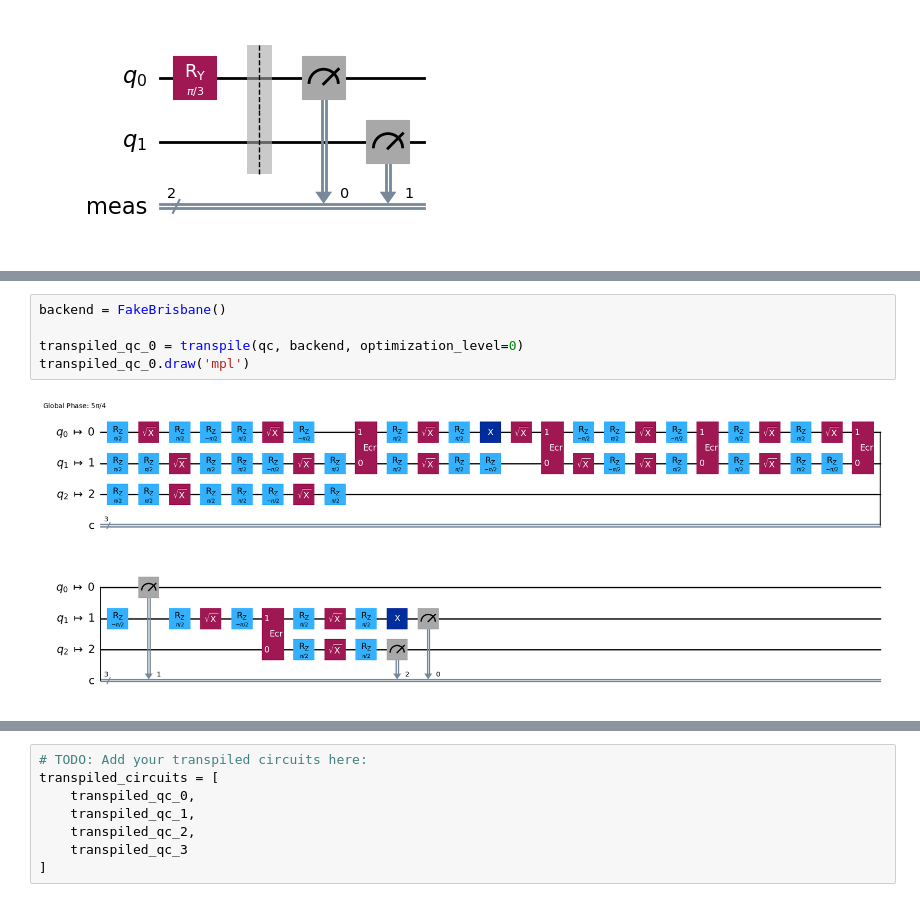
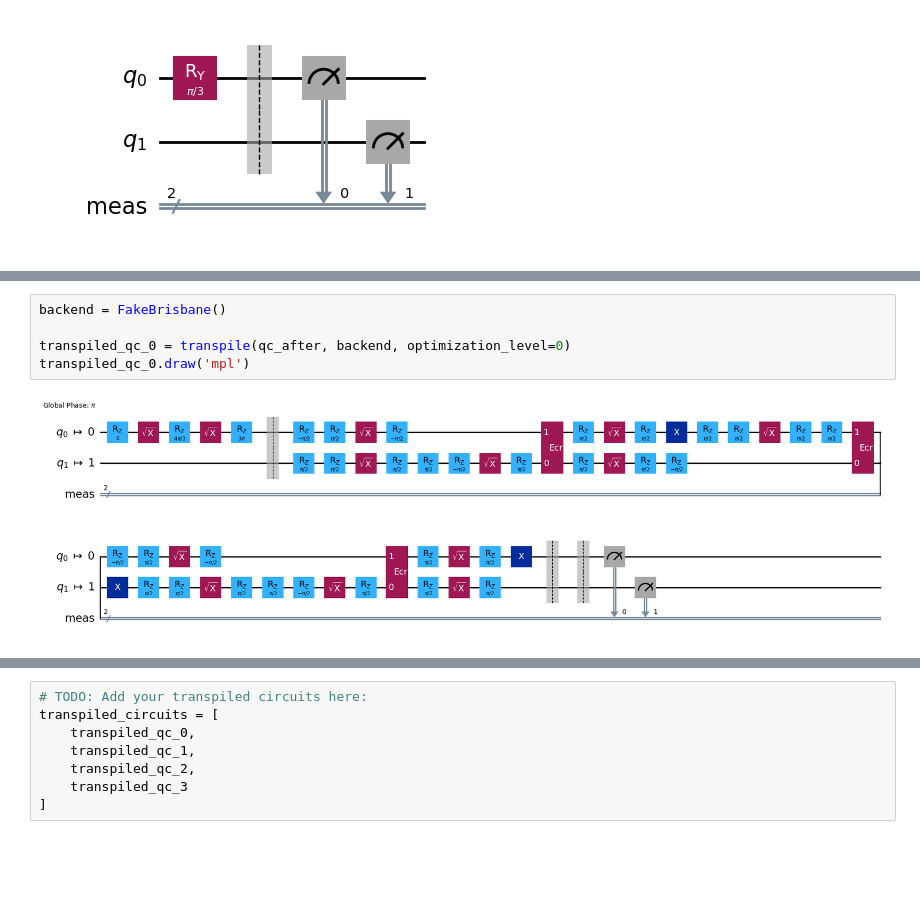
Before and after one commit to HooWahWin/lab7, a Jupyter notebook: task.ipynb, the cells around one changed output, grey strips where cells are left out. Cells and saved outputs as stored; diff of their text form; blank space fills up the shorter version.

Commit message:
change optimization example to use qc_after

```diff
--- a/task.ipynb
+++ b/task.ipynb
@@ -208,9 +208,9 @@ plot_histogram(original_counts, title="After SWAP")
 # %%
 backend = FakeBrisbane()
 
-transpiled_qc_0 = transpile(qc, backend, optimization_level=0)
+transpiled_qc_0 = transpile(qc_after, backend, optimization_level=0)
 transpiled_qc_0.draw('mpl')
 # %% [output]
-[figure, old version]
+[figure, new version]
 # %%
 ## TODO: Use optimization level 1
```
Also changed, not shown: parts of 11 cells of this notebook.
